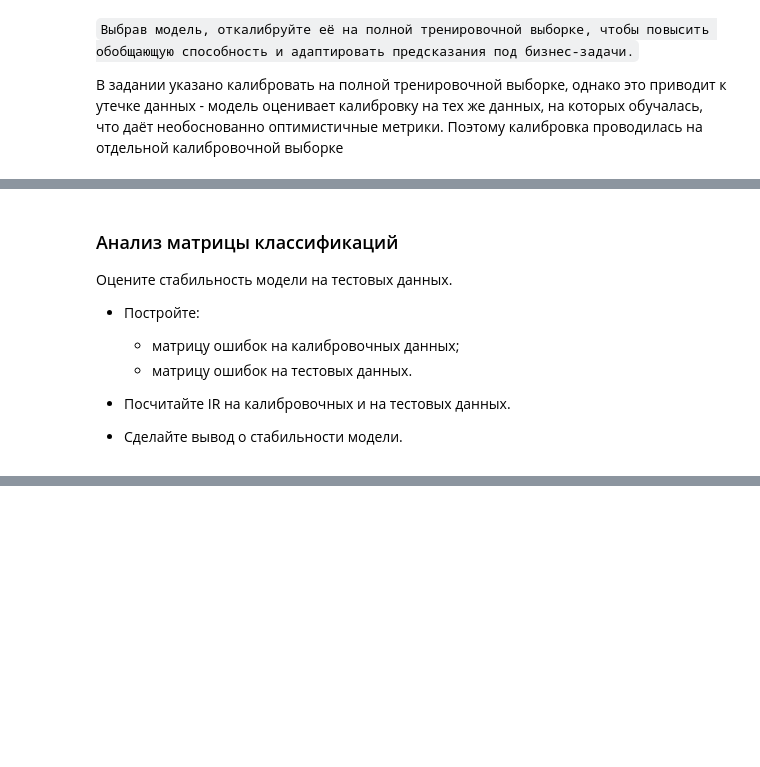
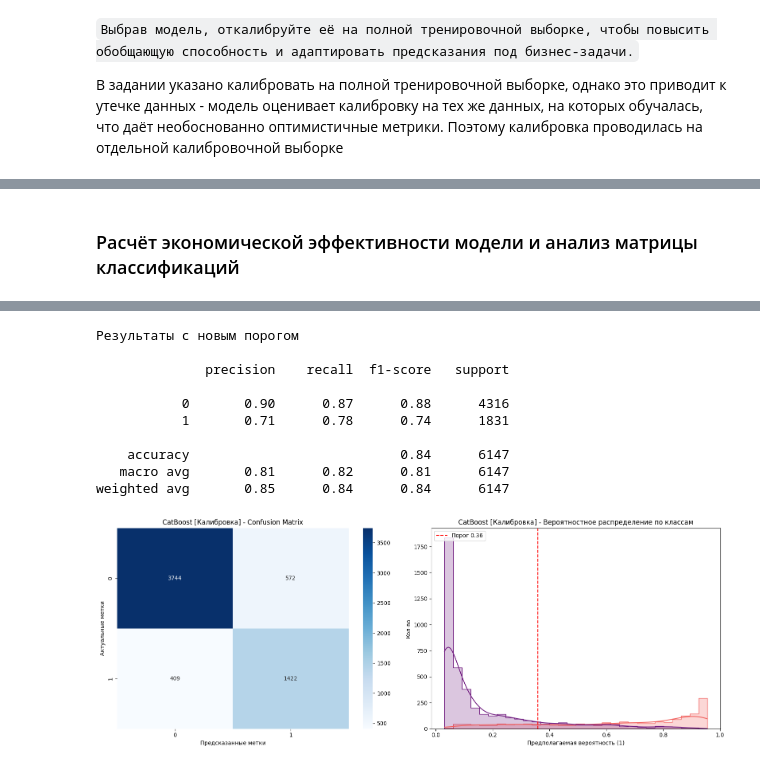
Before and after one commit to KatsayArtemDev/ML, a Jupyter notebook: classification/reservation_cancellation/reservation_cancellation_predictor.ipynb, the cells around one changed output, grey strips where cells are left out. Cells and saved outputs as stored; diff of their text form; code cells hidden in the pictures; blank space fills up the shorter version.

```diff
--- a/classification/reservation_cancellation/reservation_cancellation_predictor.ipynb
+++ b/classification/reservation_cancellation/reservation_cancellation_predictor.ipynb
@@ -1065,5 +1453,8 @@ def find_optimal_threshold(y_true, y_proba):
 # %%
-def find_optimal_threshold(y_true, y_prob, min_relative_IR=0.5, min_cancellation_dynamics=0.1, max_occupancy_dynamics=0.08):
+# Загрузка отеля не должна уменьшиться больше чем на 8% после внедрения модели.
+min_occupancy_rate_after = pd.DataFrame(results)['occupancy_rate_before'][0] - 0.08
+
+def find_optimal_threshold(y_true, y_prob, min_relative_IR=0.5, max_cancellation_rate=0.1, min_occupancy_rate=min_occupancy_rate_after):
     _, _, thresholds = roc_curve(y_true, y_prob)
 
     best_threshold = None
@@ -1076,10 +1467,13 @@ def find_optimal_threshold(y_true, y_prob, min_relative_IR=0.5, min_cancellation
     for threshold in thresholds:
         y_pred = (y_prob >= threshold).astype(int)
 
-        IR, relative_IR, _, _, cancellation_dynamics, _, _, occupancy_dynamics = get_custom_metrics(y_true, y_pred)
+        IR, relative_IR, \
+        _, cancellation_rate_after, cancellation_dynamics, \
+        _, occupancy_rate_after, occupancy_dynamics \
+            = get_custom_metrics(y_true, y_pred)
         if relative_IR < min_relative_IR \
-            or cancellation_dynamics < min_cancellation_dynamics \
-            or occupancy_dynamics > max_occupancy_dynamics:
+            or cancellation_rate_after > max_cancellation_rate \
+            or occupancy_rate_after < min_occupancy_rate:
             continue
 
         # Сравнение идёт с метрикой relative_IR, т.к. она является основополагающей и, если прибыль больше, значит неожиданных отмен меньше, а загруженность растет.
@@ -1088,9 +1482,9 @@ def find_optimal_threshold(y_true, y_prob, min_relative_IR=0.5, min_cancellation
             best_threshold = threshold
             best_metrics = {
                 "IR": IR,
-                "relative_IR": round(relative_IR * 100, 2),
-                "cancellation_dynamics": round(cancellation_dynamics * 100, 2),
-                "occupancy_dynamics": round(occupancy_dynamics * 100, 2),
+                "relative_IR": round(relative_IR, 2),
+                "cancellation_dynamics": round(cancellation_dynamics, 2),
+                "occupancy_dynamics": round(occupancy_dynamics, 2),
             }
 
     return best_threshold, best_metrics
@@ -1098,7 +1492,7 @@ def find_optimal_threshold(y_true, y_prob, min_relative_IR=0.5, min_cancellation
 threshold, metrics = find_optimal_threshold(y_calib, y_proba_calib)
 print(f'Оптимальный порог: {threshold}')
 print('Лучшие метрики:')
-print(f'IR: {metrics['IR']}%')
-print(f'Относительный IR: {metrics['relative_IR']}')
-print(f'Динамика отмен: {metrics['cancellation_dynamics']}')
-print(f'Динами загруженности: {metrics['occupancy_dynamics']}')
+print(f'IR: {metrics['IR']}')
+print(f'Относительный IR: {metrics['relative_IR']}%')
+print(f'Динамика отмен: {metrics['cancellation_dynamics']}%')
+print(f'Динами загруженности: {metrics['occupancy_dynamics']}%')
@@ -1105,11 +1508,2 @@ print(f'Динами загруженности: {metrics['occupancy_dynamics']}
 # %% [markdown]
-### Анализ матрицы классификаций
-
-Оцените стабильность модели на тестовых данных.
-- Постройте:
-    - матрицу ошибок на калибровочных данных;
-    - матрицу ошибок на тестовых данных.
-
-- Посчитайте IR на калибровочных и на тестовых данных.
-
-- Сделайте вывод о стабильности модели.
+### Расчёт экономической эффективности модели и анализ матрицы классификаций
@@ -1115,0 +1563,3 @@ print(f'Динами загруженности: {metrics['occupancy_dynamics']}
+# %%
+_ = evaluate_results(y_calib, y_proba_calib, threshold, 'CatBoost [Калибровка]')
+# %% [output]
@@ -1115,0 +1568,11 @@ print(f'Динами загруженности: {metrics['occupancy_dynamics']}
+Результаты с новым порогом
+
+              precision    recall  f1-score   support
+
+           0       0.90      0.87      0.88      4316
+           1       0.71      0.78      0.74      1831
+
+    accuracy                           0.84      6147
+   macro avg       0.81      0.82      0.81      6147
+weighted avg       0.85      0.84      0.84      6147
+[figure, added]
```
Also changed, not shown: parts of 47 cells of this notebook, 1 other file.
